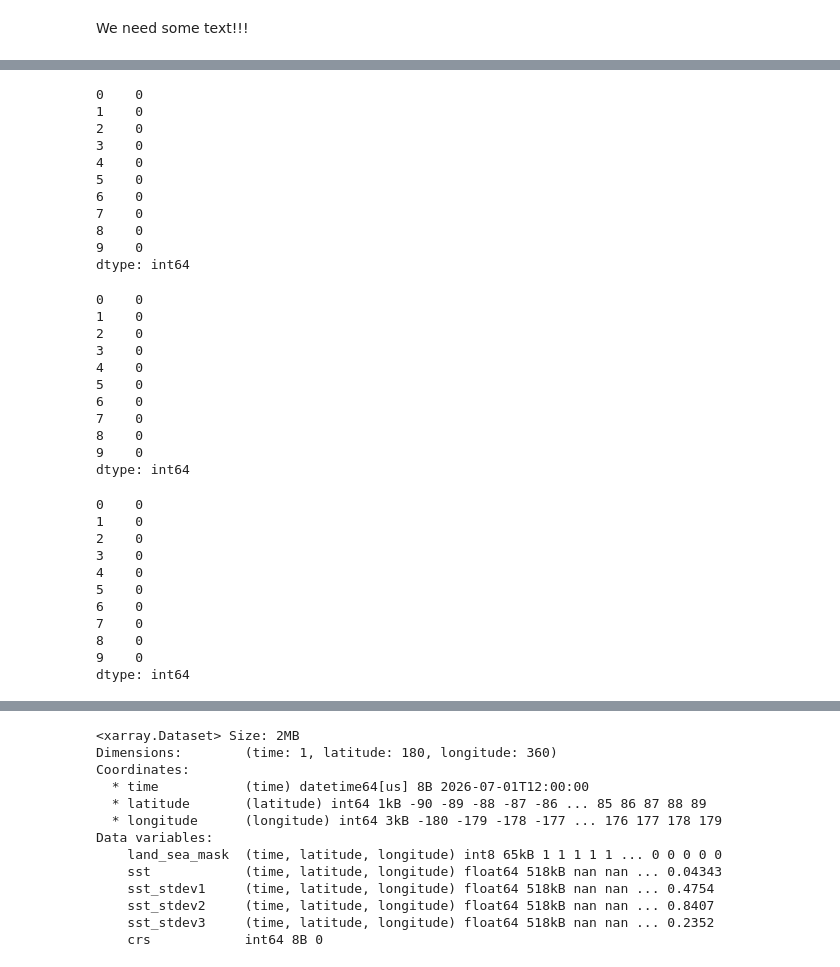
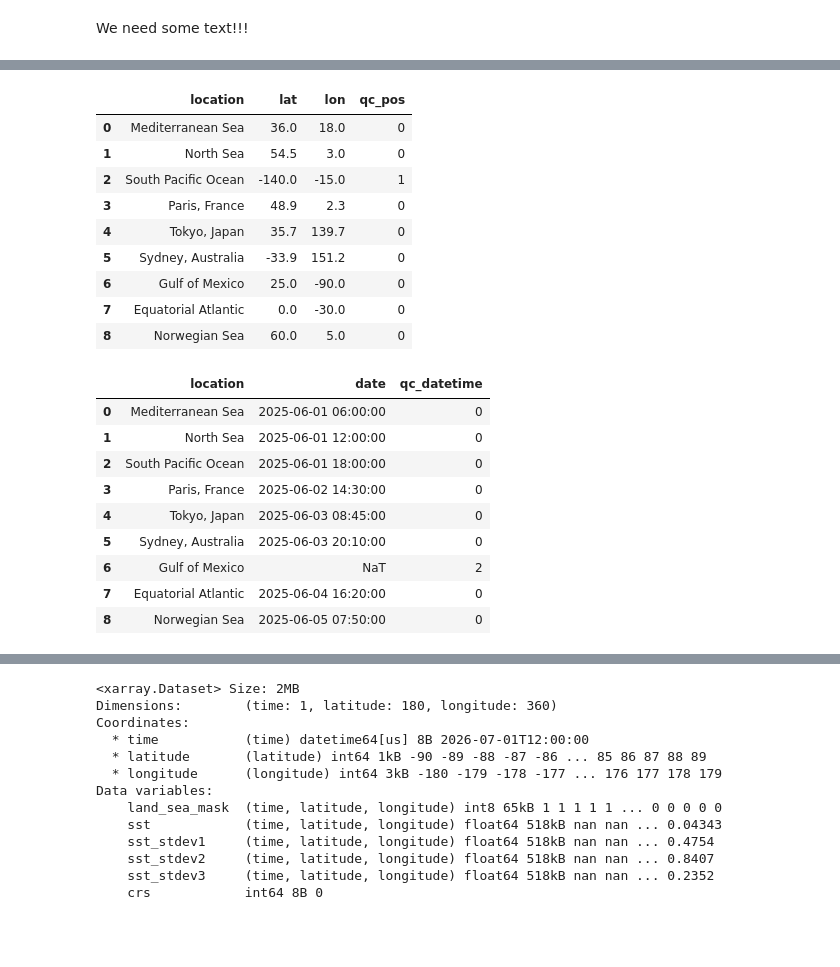
Before and after one commit to glamod/marine_qc, a Jupyter notebook: docs/notebooks/qc_individual.ipynb, the cells around one changed output, grey strips where cells are left out. Drawn from its saved outputs; the diff is of its cells as text; code cells hidden in the pictures; blank space fills up the shorter version.

```diff
--- a/docs/notebooks/qc_individual.ipynb
+++ b/docs/notebooks/qc_individual.ipynb
@@ -40,50 +39,34 @@ data
 # %%
-do_position_check(
+qc_pos = do_position_check(
     lat=data.lat,
     lon=data.lon,
 )
+pd.DataFrame({"location": data.location, "lat": data.lat, "lon": data.lon, "qc_pos": qc_pos})
 # %% [output]
-0    0
-1    0
-2    0
-3    0
-4    0
-5    0
-6    0
-7    0
-8    0
-9    0
-dtype: int64
+|  | location | lat | lon | qc_pos |
+| 0 | Mediterranean Sea | 36.0 | 18.0 | 0 |
+| 1 | North Sea | 54.5 | 3.0 | 0 |
+| 2 | South Pacific Ocean | -140.0 | -15.0 | 1 |
+| 3 | Paris, France | 48.9 | 2.3 | 0 |
+| 4 | Tokyo, Japan | 35.7 | 139.7 | 0 |
+| 5 | Sydney, Australia | -33.9 | 151.2 | 0 |
+| 6 | Gulf of Mexico | 25.0 | -90.0 | 0 |
+| 7 | Equatorial Atlantic | 0.0 | -30.0 | 0 |
+| 8 | Norwegian Sea | 60.0 | 5.0 | 0 |
 # %%
-do_date_check(
+qc_datetime = do_datetime_check(
     data.date,
 )
+pd.DataFrame({"location": data.location, "date": data.date, "qc_datetime": qc_datetime})
 # %% [output]
-0    0
-1    0
-2    0
-3    0
-4    0
-5    0
-6    0
-7    0
-8    0
-9    0
-dtype: int64
+|  | location | date | qc_datetime |
+| 0 | Mediterranean Sea | 2025-06-01 06:00:00 | 0 |
+| 1 | North Sea | 2025-06-01 12:00:00 | 0 |
+| 2 | South Pacific Ocean | 2025-06-01 18:00:00 | 0 |
+| 3 | Paris, France | 2025-06-02 14:30:00 | 0 |
+| 4 | Tokyo, Japan | 2025-06-03 08:45:00 | 0 |
+| 5 | Sydney, Australia | 2025-06-03 20:10:00 | 0 |
+| 6 | Gulf of Mexico | NaT | 2 |
+| 7 | Equatorial Atlantic | 2025-06-04 16:20:00 | 0 |
+| 8 | Norwegian Sea | 2025-06-05 07:50:00 | 0 |
-# %%
-do_time_check(
-    data.date,
-)
-# %% [output]
-0    0
-1    0
-2    0
-3    0
-4    0
-5    0
-6    0
-7    0
-8    0
-9    0
-dtype: int64
 # %%
```
Also changed, not shown: parts of 15 cells of this notebook.
